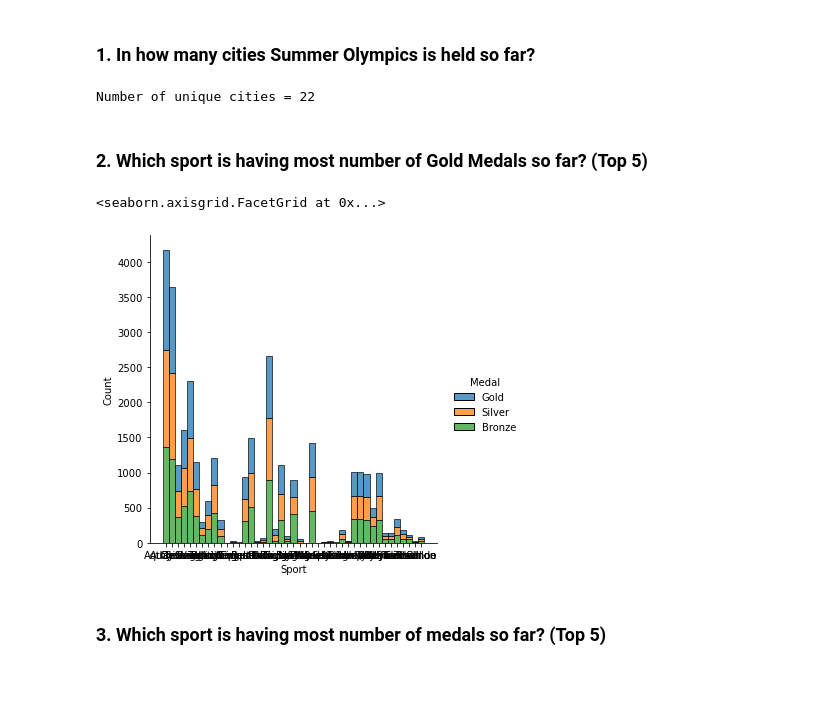
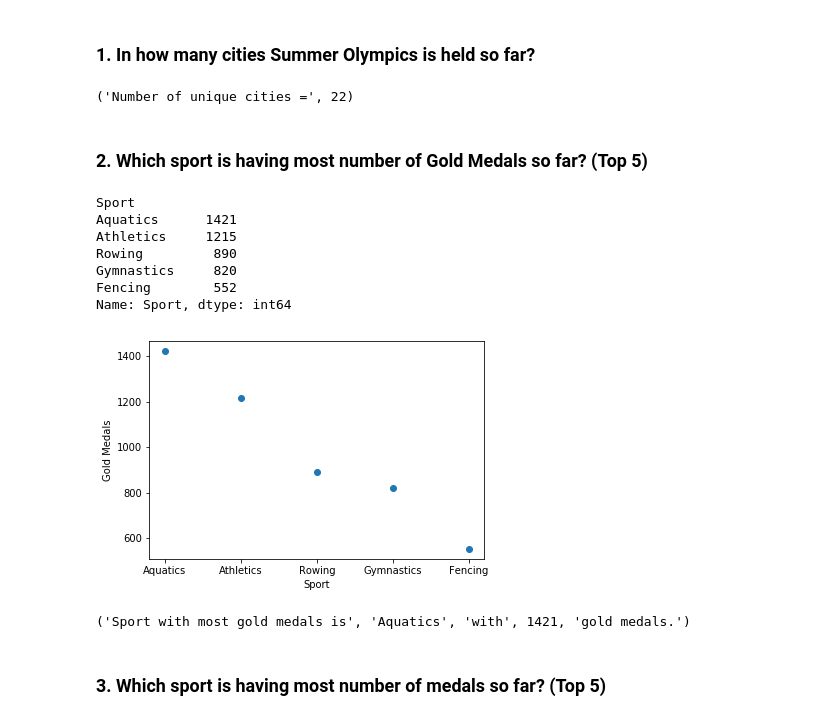
Before and after one commit to ankit27kh/ETG-summer-olympics-assignment, a Jupyter notebook: Summer.ipynb, the cells around one changed output. Cells and saved outputs as stored; diff of their text form; code cells hidden in the pictures; blank space fills up the shorter version.

```diff
--- a/Summer.ipynb
+++ b/Summer.ipynb
@@ -3,30 +3,42 @@
 # %% [markdown]
 ### 1. In how many cities Summer Olympics is held so far?
 # %%
-try:
-    import pandas as pd
-except Exception:
-    !pip install pandas
-    import pandas as pd
+import warnings
+warnings.filterwarnings('ignore')
+import pandas as pd
+
 df = pd.read_csv('summer.csv')
 
 n = df['City'].unique().size
 print("Number of unique cities =", n)
+
+# 22
 # %% [output]
-Number of unique cities = 22
+('Number of unique cities =', 22)
 # %% [markdown]
 ### 2. Which sport is having most number of Gold Medals so far? (Top 5)
-# %%
-try:
-    import seaborn as sns
-except Exception:
-    !pip install seaborn
-    import seaborn as sns
-
-df.head()
-sns.displot(df, x='Sport', hue='Medal', multiple='stack')
-# %% [output]
-<seaborn.axisgrid.FacetGrid at 0x...>
-[figure, removed]
+# %%
+import matplotlib.pyplot as plt
+
+data = df[df['Medal'] == 'Gold']['Sport'].groupby(df['Sport']).count().sort_values(ascending=False).head()
+print(data)
+plt.scatter(data.keys(), data.values)
+plt.xlabel('Sport')
+plt.ylabel('Gold Medals')
+plt.show()
+
+print("Sport with most gold medals is", data.keys()[0], 'with', data[0], 'gold medals.')
+
+# Aquatics
+# %% [output]
+Sport
+Aquatics      1421
+Athletics     1215
+Rowing         890
+Gymnastics     820
+Fencing        552
+Name: Sport, dtype: int64
+[figure, added]
+('Sport with most gold medals is', 'Aquatics', 'with', 1421, 'gold medals.')
 # %% [markdown]
 ### 3. Which sport is having most number of medals so far? (Top 5)
```
Also changed, not shown: parts of 6 cells of this notebook.
